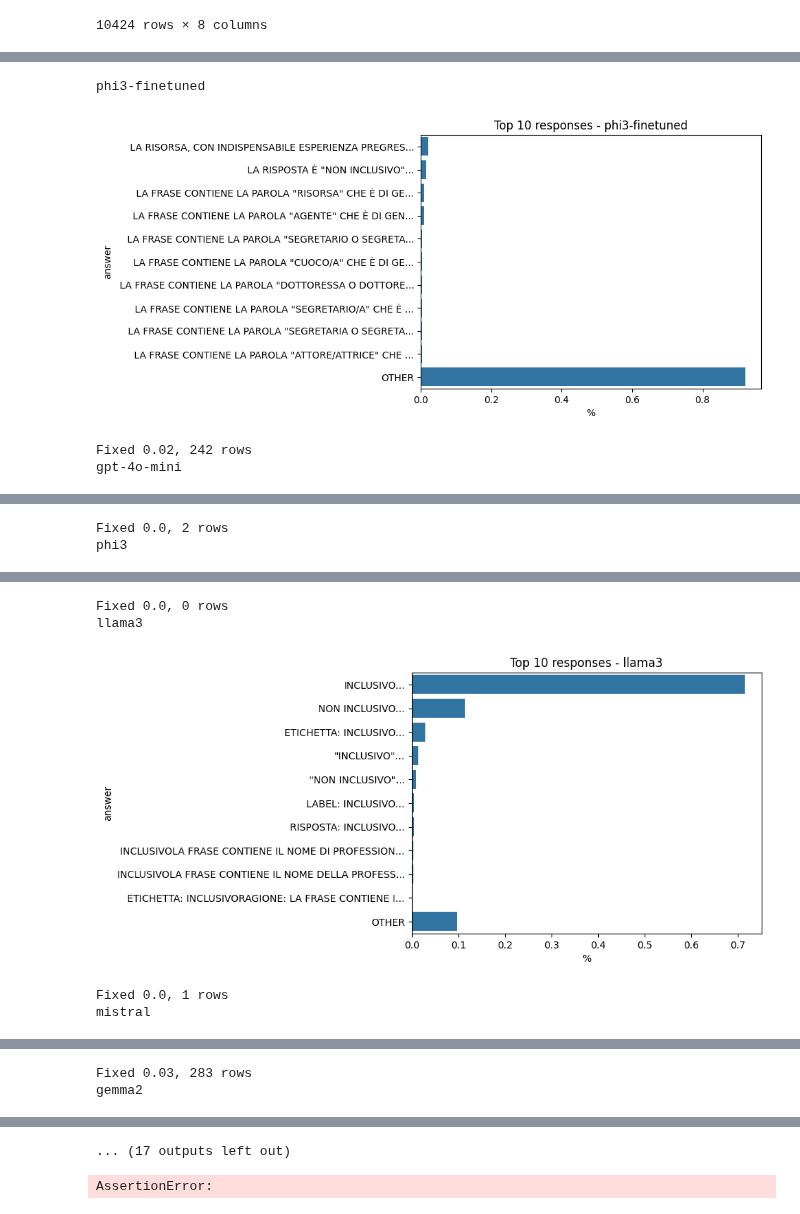
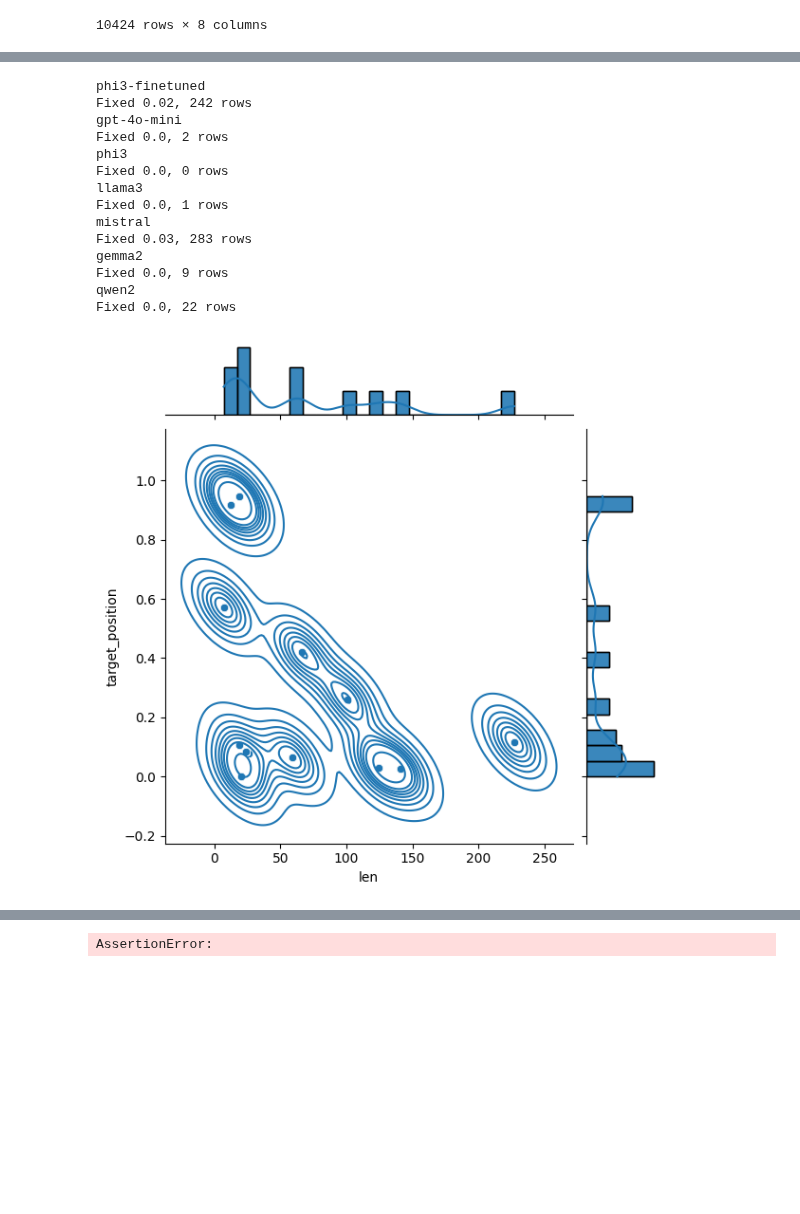
Before and after one commit to tommasoromano/unimi-language-detection, a Jupyter notebook: analysis.ipynb, the cells around one changed output, grey strips where cells are left out. Saved outputs shown, nothing was run; the diff lists cells and outputs as text; code cells hidden in the pictures; blank space fills up the shorter version.

Commit message:
targets

```diff
--- a/analysis.ipynb
+++ b/analysis.ipynb
@@ -35,8 +35,10 @@ pd.read_csv(sc_csv_name("phi3", False, False))
 | 10423 | fsl#0 | Il profilo ideale è senior consul... | TODO | INCLUSIVO | senior consultant | NaN | neutro | ... |
 10424 rows × 8 columns
 # %%
-df = pd.read_csv(sc_csv_name("mistral", False, False))
+df = pd.read_csv(sc_csv_name("phi3-finetuned", False, False))
 df = fix_df(df)
-df = fix_df_model_response(df, 'mistral')
+df = fix_df_model_response(df, 'phi3-finetuned')
+df = fix_df_target(df)
 df['response'].unique().tolist()
+df
 # %% [output]
@@ -46,40 +59,58 @@ Fixed 0.03, 283 rows
 # %%
 IS_SEED = False
 ds_text = " on SyntDS" if not IS_SEED else " on RealDS"
 
-dfs_all ,dfs_by_len ,dfs_by_prompt ,dfs_by_pl = make_all_dfs(is_seed=IS_SEED)
+dfs_all ,dfs_by_len ,dfs_by_prompt ,dfs_by_pl, dfs_by_promptargetpos = make_all_dfs(is_seed=IS_SEED,
+                                                                                    #models=["phi3-finetuned", "gpt-4o-mini"],#, "phi3", "llama3", "mistral", "gemma2", "qwen2"]
+                                                                                    )
 
 df_all = merge_dfs(dfs_all)
 df_all_not_finetuned = merge_dfs([x for x in dfs_all if 'finetuned' not in x[1]])
 # df_by_len = merge_dfs(dfs_by_len)
 # df_by_prompt = merge_dfs(dfs_by_prompt)
 
-plot_labels_by_model(df_all_not_finetuned, title=ds_text)
-plot_len_groups(df_all_not_finetuned, title=ds_text)
 
-heatmap_of_performance(dfs_all, title=" All Models" + ds_text)
-heatmap_of_performance(dfs_by_prompt, title=" Models by Prompts" + ds_text)
-# plot_prompts(dfs_by_prompt, title=ds_text)
-heatmap_of_prompts(dfs_by_prompt, title=ds_text)
+# plot_labels_by_model(df_all_not_finetuned, title=ds_text)
+# plot_len_groups(df_all_not_finetuned, title=ds_text)
+
+# heatmap_of_performance(dfs_all, title=" All Models" + ds_text)
+# # heatmap_of_performance(dfs_by_prompt, title=" Models by Prompts" + ds_text)
+# # plot_prompts(dfs_by_prompt, title=ds_text)
+# heatmap_of_prompts(dfs_by_prompt, title=ds_text)
 best_prompts = get_best_prompt(dfs_by_prompt)
 dfs_best_all = [(df,nm) for df,nm in dfs_by_prompt if best_prompts[nm.split('_')[0]][0] in nm]
 dfs_best_by_len = [(df,nm) for df,nm in dfs_by_pl if best_prompts[nm.split('_')[0]][0] in nm]
-heatmap_of_performance(dfs_best_all, title=" Best Prompt" + ds_text)
-# heatmap_of_performance(dfs_by_len, title="Models by Length" + ds_text)
-plot_len_metrics(dfs_by_len, 1, title=" All Models" + ds_text)
-# heatmap_of_performance(dfs_best_by_len, title="Best Prompts by Length" + ds_text)
-plot_len_metrics(dfs_best_by_len, 2, title=" Best Prompt" + ds_text)
-# heatmap_of_performance(dfs_by_pl, title=" Models by Prompt and Length" + ds_text)
-# plot_len_metrics(dfs_by_pl, "precision", 2, title="Models by Prompt and Length" + ds_text)
+dfs_best_by_targetpos = [(df,nm) for df,nm in dfs_by_promptargetpos if best_prompts[nm.split('_')[0]][0] in nm]
+# heatmap_of_performance(dfs_best_all, title=" Best Prompt" + ds_text)
+# # heatmap_of_performance(dfs_by_len, title="Models by Length" + ds_text)
+# plot_len_metrics(dfs_by_len, 1, title=" All Models" + ds_text)
+# # heatmap_of_performance(dfs_best_by_len, title="Best Prompts by Length" + ds_text)
+# plot_len_metrics(dfs_best_by_len, 2, title=" Best Prompt" + ds_text)
+# # heatmap_of_performance(dfs_by_pl, title=" Models by Prompt and Length" + ds_text)
+# # plot_len_metrics(dfs_by_pl, "precision", 2, title="Models by Prompt and Length" + ds_text)
 
-if not IS_SEED:
-    heatmap_of_chars(dfs_best_all, title=" on Best Prompt" + ds_text, metric_col="accuracy")
+# if not IS_SEED:
+#     heatmap_of_chars(dfs_best_all, title=" on Best Prompt" + ds_text, metric_col="accuracy")
 
-plot_general_costs()
+df_best = merge_dfs(dfs_best_all)
+plot_target_distributions(df_best, title=" of Best Prompt" + ds_text)
+plot_targets(dfs_by_prompt, title="" + ds_text)
+plot_target_metrics(dfs_best_by_targetpos, 2, title=" Best Prompt" + ds_text)
 
-assert 1 == 2
+# plot_general_costs()
 # %% [output]
 phi3-finetuned
+Fixed 0.02, 242 rows
+gpt-4o-mini
+Fixed 0.0, 2 rows
+phi3
+Fixed 0.0, 0 rows
+llama3
+Fixed 0.0, 1 rows
+mistral
+Fixed 0.03, 283 rows
+gemma2
+Fixed 0.0, 9 rows
+qwen2
+Fixed 0.0, 22 rows
-[figure, old version]
+[figure, new version]
-Fixed 0.02, 242 rows
-gpt-4o-mini
@@ -87,2 +117,0 @@ gpt-4o-mini
-Fixed 0.0, 2 rows
-phi3
@@ -90,5 +118,0 @@ phi3
-Fixed 0.0, 0 rows
-llama3
-[figure, removed]
-Fixed 0.0, 1 rows
-mistral
@@ -96,2 +118,0 @@ mistral
-Fixed 0.03, 283 rows
-gemma2
@@ -99,4 +119,3 @@ gemma2
-... (17 outputs left out)
 # %%
 assert 1 == 2
 # %% [output]
```
Also changed, not shown: parts of 2 cells of this notebook, 4 other files.
